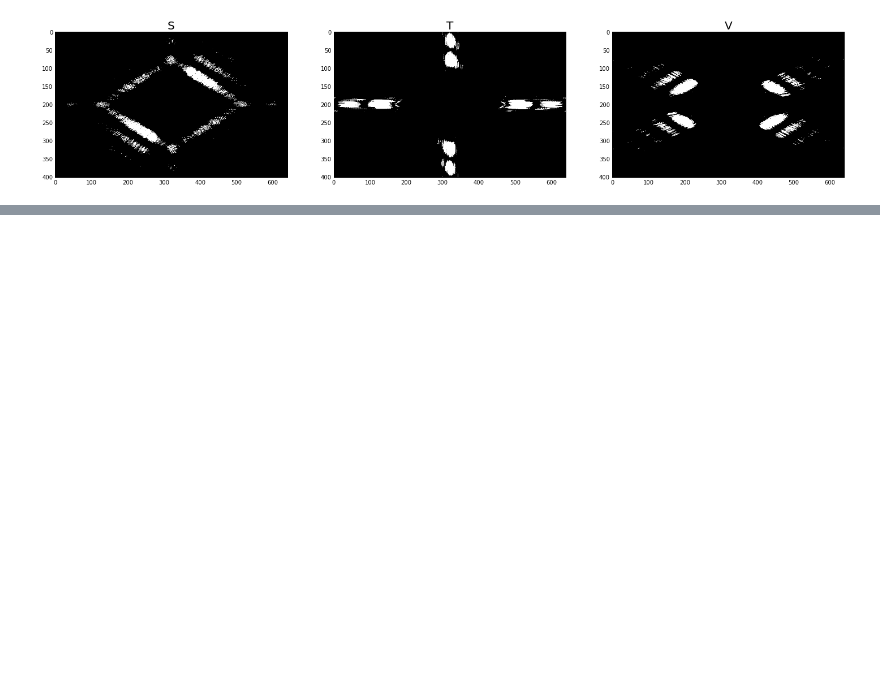
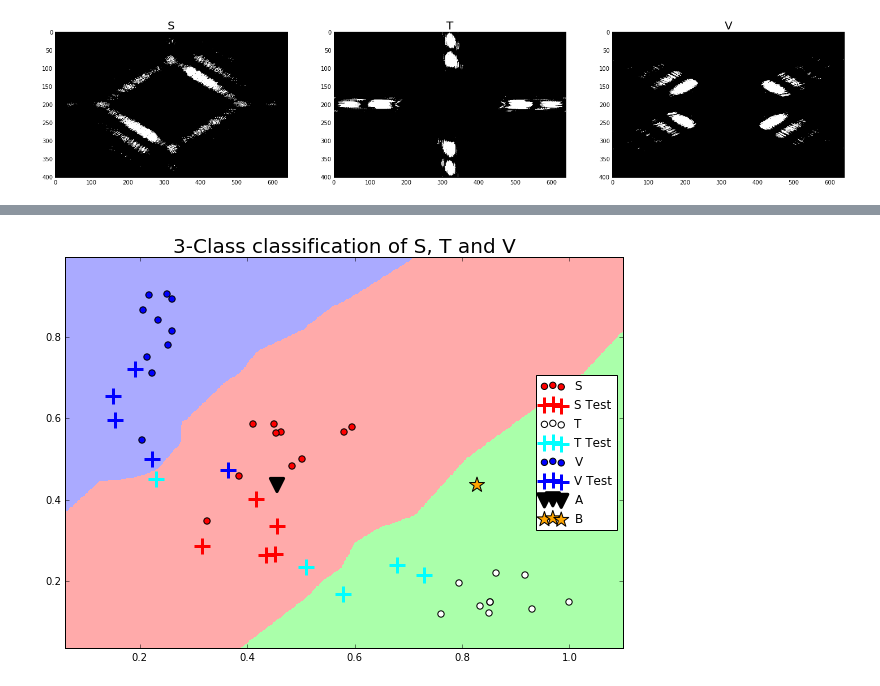
Before and after one commit to marksirvine/letter-recognition, a Jupyter notebook: mi14829.ipynb, the cells around one changed output, grey strips where cells are left out. Cells and saved outputs as stored; diff of their text form; code cells hidden in the pictures; blank space fills up the shorter version.

```diff
--- a/mi14829.ipynb
+++ b/mi14829.ipynb
@@ -298,0 +318,7 @@ def extractFeatures(mask1, mask2, mag):
+# %%
+A = [extractFeatures(mask1, mask2, calcMag("A", 1))]
+B = [extractFeatures(mask1, mask2, calcMag("B", 1))]
+
+A = np.matrix(A) / np.amax(X)
+B = np.matrix(B) / np.amax(X)
+X = np.matrix(X) / np.amax(X)
@@ -298,0 +350,55 @@ def extractFeatures(mask1, mask2, mag):
+# %%
+from matplotlib.colors import ListedColormap
+from sklearn import neighbors, datasets
+
+
+n_neighbors = 5
+
+h = 0.02  # step size in the mesh
+
+# Create color maps
+cmap_light = ListedColormap(['#FFAAAA', '#AAFFAA', '#AAAAFF'])
+cmap_bold = ListedColormap(['#FF0000', '#00FF00', '#0000FF'])
+
+
+# we create an instance of Neighbours Classifier and fit the data.
+clf = neighbors.KNeighborsClassifier(n_neighbors, weights="distance")
+clf.fit(X, y)
+
+
+# Plot the decision boundary. For that, we will assign a color to each
+# point in the mesh [x_min, m_max]x[y_min, y_max].
+x_min, x_max = X[:, 0].min() * 0.3, X[:, 0].max()* 1.1
+y_min, y_max = X[:, 1].min() * 0.3, X[:, 1].max()*1.1
+xx, yy = np.meshgrid(np.linspace(x_min, x_max, 500),
+                     np.linspace(y_min, y_max, 500))
+Z = clf.predict(np.c_[xx.ravel(), yy.ravel()])
+
+# Put the result into a color plot
+Z = Z.reshape(xx.shape)
+plt.figure(figsize=(10,7))
+plt.pcolormesh(xx, yy, Z, cmap=cmap_light)
+
+# Plot also the training points
+# plt.scatter(X[:, 0], X[:, 1], c=y, cmap=cmap_bold)
+s_plot = plt.scatter(S[:, 0], S[:, 1], c="red", cmap=cmap_bold,s = 40)
+t_plot = plt.scatter(T[:, 0], T[:, 1], c="white", cmap=cmap_bold,s = 40)
+v_plot = plt.scatter(V[:, 0], V[:, 1], c="blue", cmap=cmap_bold,s = 40)
+st_plot = plt.scatter(STest[:, 0], STest[:, 1], c="red", cmap=cmap_bold,marker ="+", s = 250, edgecolor='red', linewidth='3')
+tt_plot = plt.scatter(TTest[:, 0], TTest[:, 1], c="cyan", cmap=cmap_bold,marker ="+", s = 250, edgecolor='blue', linewidth='3')
+vt_plot = plt.scatter(VTest[:, 0], VTest[:, 1], c="blue", cmap=cmap_bold,marker ="+", s = 250, edgecolor='blue', linewidth='3')
+
+a_plot = plt.scatter(A[:, 0], B[:, 1], c="black", cmap=cmap_bold,marker ="v", s = 175, edgecolor='black', linewidth='3')
+b_plot = plt.scatter(B[:, 0], B[:, 1], c="orange", cmap=cmap_bold,marker ="*", s = 250, edgecolor='black', linewidth='1')
+
+
+# plt.scatter(XTest[:, 0], XTest[:, 1], c=yTest, cmap=cmap_bold,marker ="v", s = 50)
+plt.xlim(x_min, x_max)
+plt.ylim(y_min, y_max)
+plt.title("3-Class classification of S, T and V", fontsize=20)
+plt.legend( [ s_plot, st_plot, t_plot, tt_plot, v_plot, vt_plot, a_plot, b_plot ], [ 'S','S Test', 'T', 'T Test', 'V', 'V Test', 'A', 'B' ], loc='center right' )
+#               % (n_neighbors, weights))
+
+plt.show()
+# %% [output]
+[figure, added]
```
Also changed, not shown: parts of 12 cells of this notebook, 5 other files.
